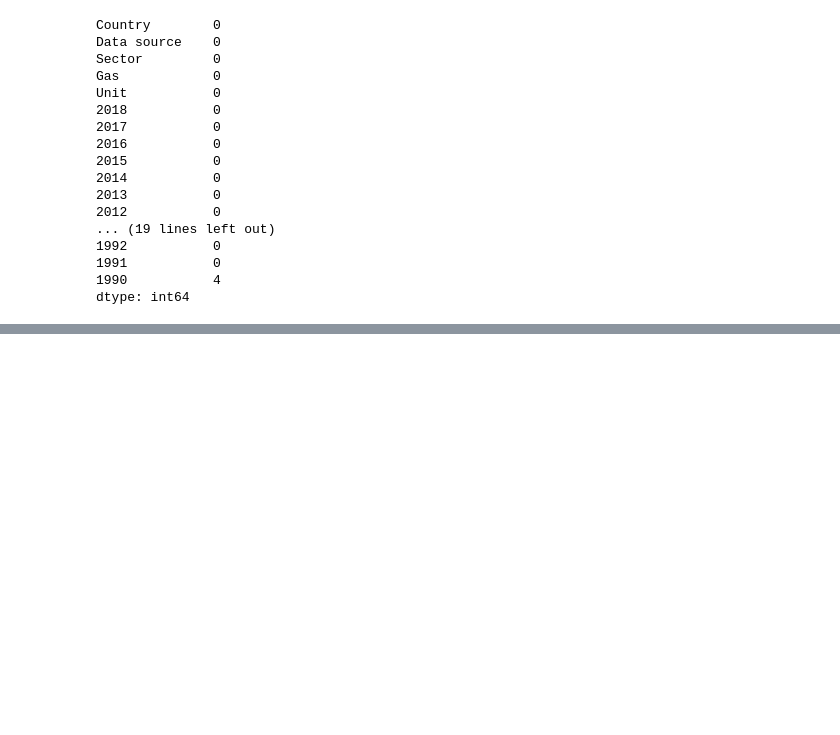
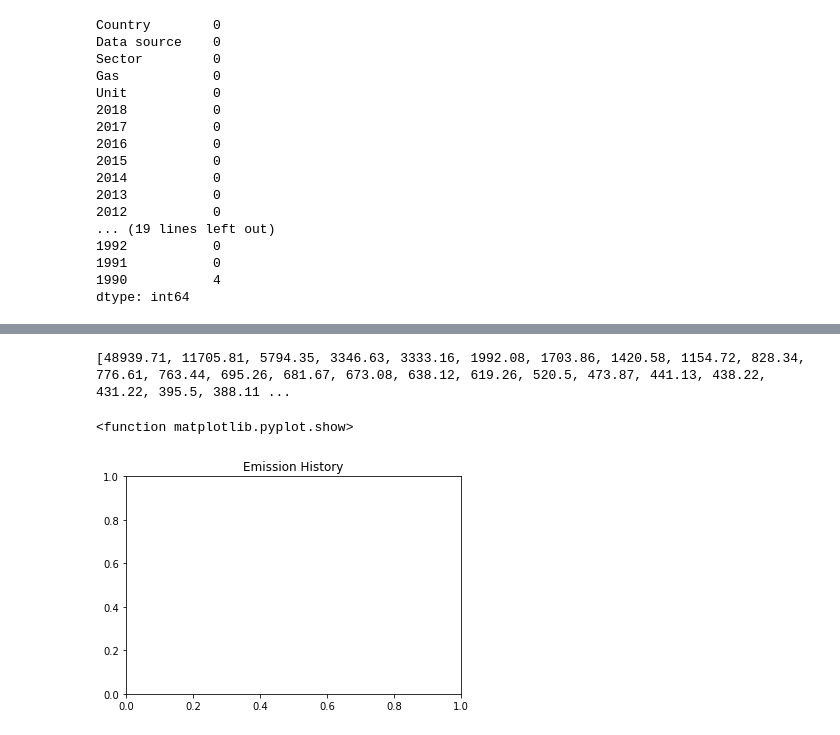
Before and after one commit to KJLumalang/ITBA-3206_Planeteers, a Jupyter notebook: ITBA_3206_Planeteers.ipynb, the cells around one changed output, grey strips where cells are left out. Cells and saved outputs as stored; diff of their text form; code cells hidden in the pictures; blank space fills up the shorter version.

```diff
--- a/ITBA_3206_Planeteers.ipynb
+++ b/ITBA_3206_Planeteers.ipynb
@@ -47,10 +47,3 @@ Unit           0
 1991           0
 1990           4
 dtype: int64
-# %%
-df = pd.read_csv('https://raw.githubusercontent.com/KJLumalang/ITBA-3206_Planeteers/main/historical_emissions.csv')
-data = df['year']
-
-plt.hist(data, bins = 29)
-
-plt.show()
@@ -56,0 +67,10 @@ plt.show()
+# %%
+data_points = df ['2018'].tolist()
+print(data_points)
+
+plt.title("Emission History")
+plt.show
+# %% [output]
+[48939.71, 11705.81, 5794.35, 3346.63, 3333.16, 1992.08, 1703.86, 1420.58, 1154.72, 828.34, 776.61, 763.44, 695.26, 681.67, 673.08, 638.12, 619.26, 520.5, 473.87, 441.13, 438.22, 431.22, 395.5, 388.11 ...
+<function matplotlib.pyplot.show>
+[figure, added]
```
Also changed, not shown: parts of 1 cell of this notebook.
